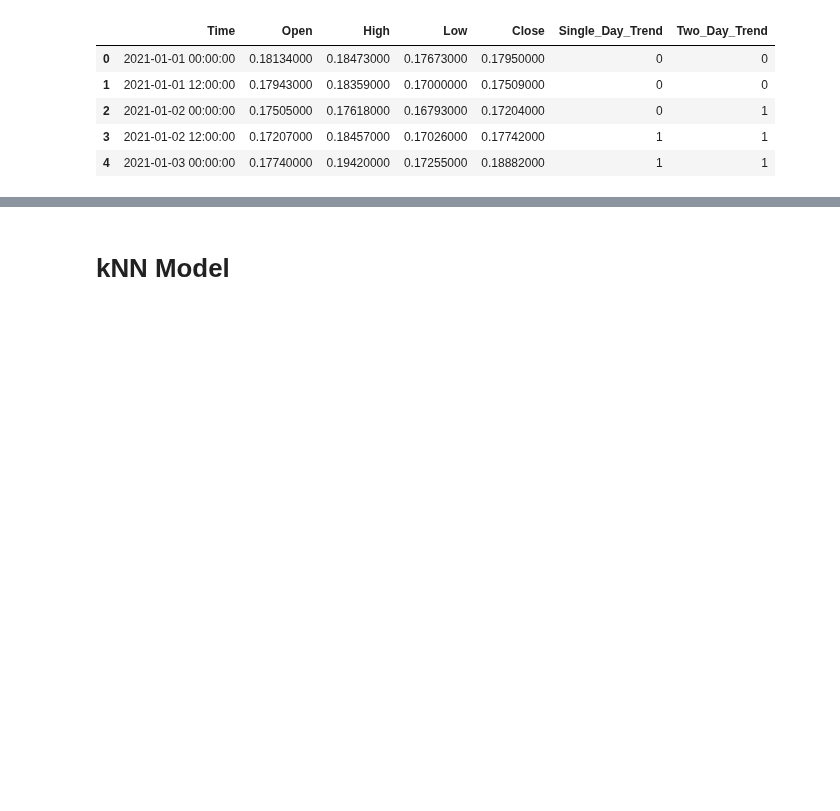
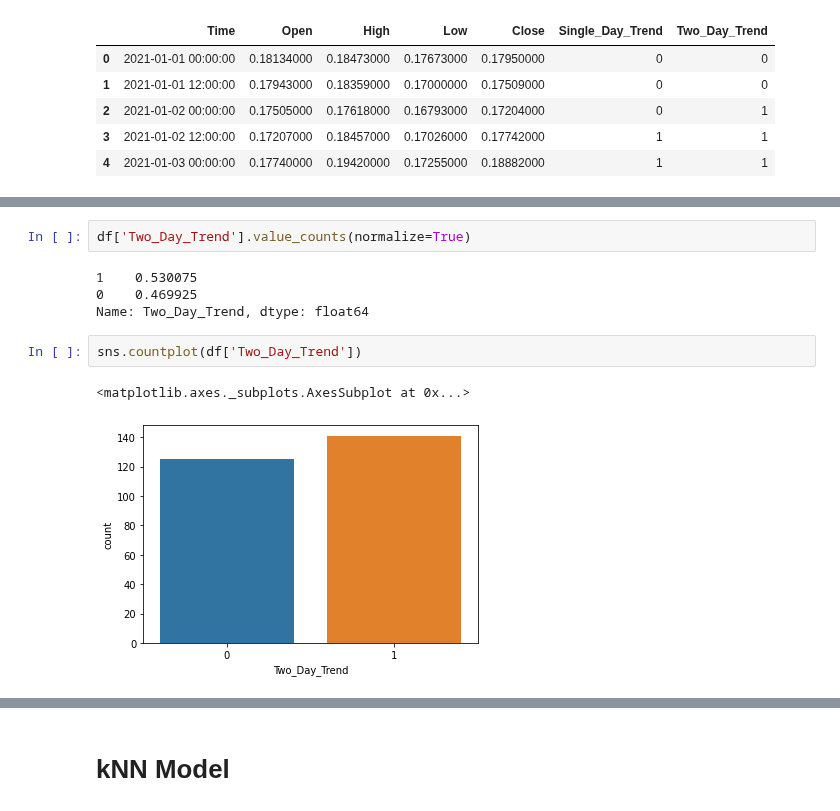
Before and after one commit to Mayank-004/Trend-prediction-using-Binance-API, a Jupyter notebook: EAI_6010_Final_Project_Binance_(ADA).ipynb, the cells around one changed output, grey strips where cells are left out. Drawn from its saved outputs; the diff is of its cells as text; blank space fills up the shorter version.

```diff
--- a/EAI_6010_Final_Project_Binance_(ADA).ipynb
+++ b/EAI_6010_Final_Project_Binance_(ADA).ipynb
@@ -124,0 +141,11 @@ df.head()
+# %%
+df['Two_Day_Trend'].value_counts(normalize=True)
+# %% [output]
+1    0.530075
+0    0.469925
+Name: Two_Day_Trend, dtype: float64
+# %%
+sns.countplot(df['Two_Day_Trend'])
+# %% [output]
+<matplotlib.axes._subplots.AxesSubplot at 0x...>
+[figure, added]
```
Also changed, not shown: parts of 15 cells of this notebook.
